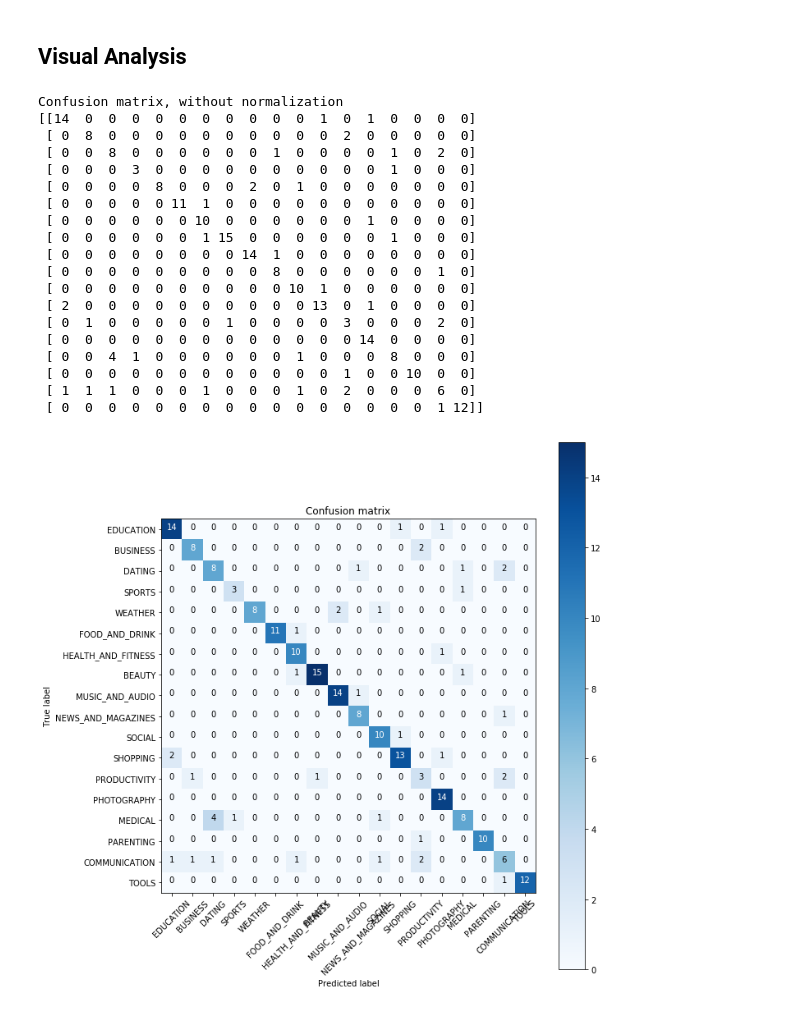
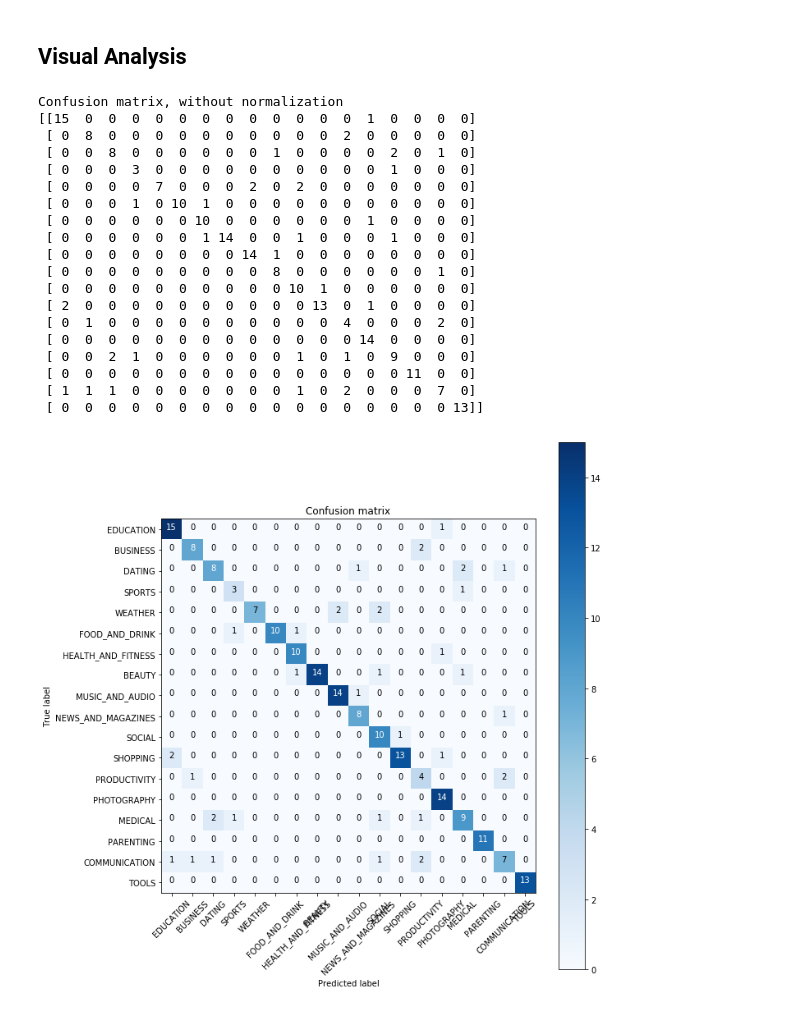
Before and after one commit to anthonytapias/ItemCategoryClassifier, a Jupyter notebook: Predicting App Categories.ipynb, the cells around one changed output. Saved outputs shown, nothing was run; the diff lists cells and outputs as text; code cells hidden in the pictures.

```diff
--- a/Predicting App Categories.ipynb
+++ b/Predicting App Categories.ipynb
@@ -307,3 +309,16 @@ print("F1 Score: {}".format(f1_score(y_test, lsvc_test_preds, average='micro')))
 LinearSVC
 Training Accuracy: 1.0           Testing Accuracy: 0.8102
 F1 Score: 0.8101851851851852
+# %%
+lsvc2_classifier = LinearSVC(C=0.5, dual=True, loss="squared_hinge", penalty="l2", tol=0.001)
+
+lsvc2_classifier.fit(X_train, y_train)
+lsvc2_train_preds = lsvc2_classifier.predict(X_train)
+lsvc2_test_preds = lsvc2_classifier.predict(X_test)
+
+lsvc2_train_score = accuracy_score(y_train, lsvc2_train_preds)
+lsvc2_test_score = accuracy_score(y_test, lsvc2_test_preds)
+
+print('LinearSVC')
+print("Training Accuracy: {:.4} \t\t Testing Accuracy: {:.4}".format(lsvc2_train_score, lsvc2_test_score))
+print("F1 Score: {}".format(f1_score(y_test, lsvc_test_preds, average='micro')))
@@ -428,0 +440,11 @@ new_train = pca.fit_transform(X_train)
+# %%
+from sklearn.decomposition import PCA
+
+pca_X_train = pd.DataFrame(X_train.toarray(), columns=tfidf.get_feature_names())
+pca_X_test = pd.DataFrame(X_test.toarray(), columns=tfidf.get_feature_names())
+
+pca = PCA(.95)
+# %%
+new_train = pca.fit_transform(pca_X_train)
+
+new_test = pca.transform(pca_X_test)
@@ -428,0 +455,11 @@ new_train = pca.fit_transform(X_train)
+# %%
+lsvc2_classifier.fit(new_train, y_train)
+lsvc2_train_preds = lsvc2_classifier.predict(new_train)
+lsvc2_test_preds = lsvc2_classifier.predict(new_test)
+
+lsvc2_train_score = accuracy_score(y_train, lsvc2_train_preds)
+lsvc2_test_score = accuracy_score(y_test, lsvc2_test_preds)
+
+print('LinearSVC')
+print("Training Accuracy: {:.4} \t\t Testing Accuracy: {:.4}".format(lsvc2_train_score, lsvc2_test_score))
+print("F1 Score: {}".format(f1_score(y_test, lsvc_test_preds, average='micro')))
@@ -469,27 +510,29 @@ def plot_confusion_matrix(cm, classes,
 cm = confusion_matrix(y_test, lsvc_test_preds)
 cate = data.keys()
 # %%
+cm = confusion_matrix(y_test, lsvc2_test_preds)
+cate = data.keys()
 plt.figure(figsize=(10,10))
 plot_confusion_matrix(cm, cate)
 # %% [output]
 Confusion matrix, without normalization
-[[14  0  0  0  0  0  0  0  0  0  0  1  0  1  0  0  0  0]
+[[15  0  0  0  0  0  0  0  0  0  0  0  0  1  0  0  0  0]
  [ 0  8  0  0  0  0  0  0  0  0  0  0  2  0  0  0  0  0]
- [ 0  0  8  0  0  0  0  0  0  1  0  0  0  0  1  0  2  0]
+ [ 0  0  8  0  0  0  0  0  0  1  0  0  0  0  2  0  1  0]
  [ 0  0  0  3  0  0  0  0  0  0  0  0  0  0  1  0  0  0]
- [ 0  0  0  0  8  0  0  0  2  0  1  0  0  0  0  0  0  0]
- [ 0  0  0  0  0 11  1  0  0  0  0  0  0  0  0  0  0  0]
+ [ 0  0  0  0  7  0  0  0  2  0  2  0  0  0  0  0  0  0]
+ [ 0  0  0  1  0 10  1  0  0  0  0  0  0  0  0  0  0  0]
  [ 0  0  0  0  0  0 10  0  0  0  0  0  0  1  0  0  0  0]
- [ 0  0  0  0  0  0  1 15  0  0  0  0  0  0  1  0  0  0]
+ [ 0  0  0  0  0  0  1 14  0  0  1  0  0  0  1  0  0  0]
  [ 0  0  0  0  0  0  0  0 14  1  0  0  0  0  0  0  0  0]
  [ 0  0  0  0  0  0  0  0  0  8  0  0  0  0  0  0  1  0]
  [ 0  0  0  0  0  0  0  0  0  0 10  1  0  0  0  0  0  0]
  [ 2  0  0  0  0  0  0  0  0  0  0 13  0  1  0  0  0  0]
- [ 0  1  0  0  0  0  0  1  0  0  0  0  3  0  0  0  2  0]
+ [ 0  1  0  0  0  0  0  0  0  0  0  0  4  0  0  0  2  0]
  [ 0  0  0  0  0  0  0  0  0  0  0  0  0 14  0  0  0  0]
- [ 0  0  4  1  0  0  0  0  0  0  1  0  0  0  8  0  0  0]
- [ 0  0  0  0  0  0  0  0  0  0  0  0  1  0  0 10  0  0]
- [ 1  1  1  0  0  0  1  0  0  0  1  0  2  0  0  0  6  0]
- [ 0  0  0  0  0  0  0  0  0  0  0  0  0  0  0  0  1 12]]
+ [ 0  0  2  1  0  0  0  0  0  0  1  0  1  0  9  0  0  0]
+ [ 0  0  0  0  0  0  0  0  0  0  0  0  0  0  0 11  0  0]
+ [ 1  1  1  0  0  0  0  0  0  0  1  0  2  0  0  0  7  0]
+ [ 0  0  0  0  0  0  0  0  0  0  0  0  0  0  0  0  0 13]]
-[figure, old version]
+[figure, new version]
 # %%
```
Also changed, not shown: parts of 9 cells of this notebook.
